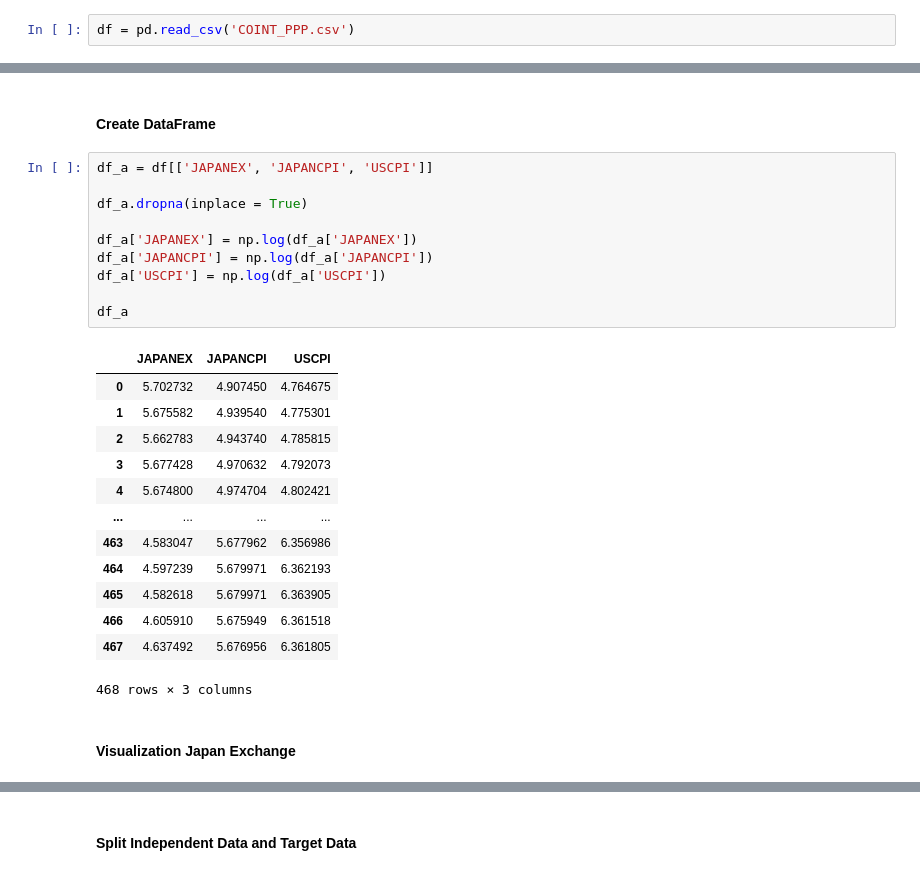
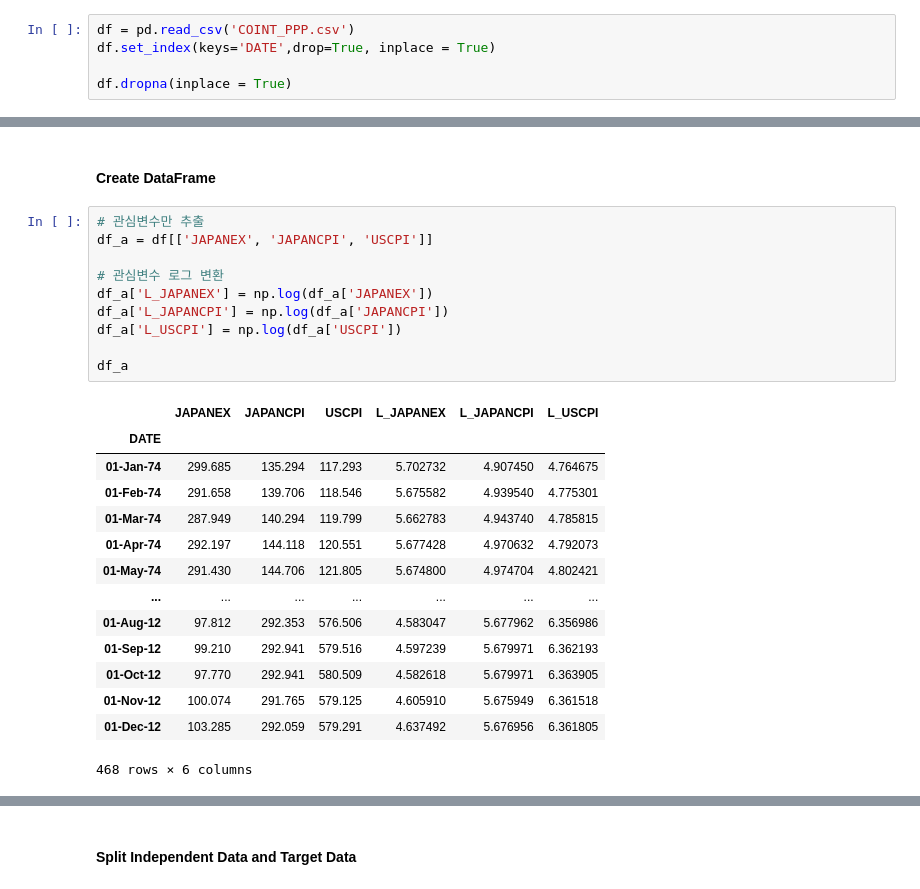
Before and after one commit to ssongssong00/Finance_Time_series, a Jupyter notebook: Problem set 4_201921527.ipynb, the cells around one changed output, grey strips where cells are left out. Drawn from its saved outputs; the diff is of its cells as text.

```diff
--- a/Problem set 4_201921527.ipynb
+++ b/Problem set 4_201921527.ipynb
@@ -23,2 +35,5 @@ warnings.filterwarnings('ignore')
 # %%
 df = pd.read_csv('COINT_PPP.csv')
+df.set_index(keys='DATE',drop=True, inplace = True)
+
+df.dropna(inplace = True)
@@ -51,28 +149,27 @@ df
 # %% [markdown]
 #### Create DataFrame
 # %%
+# 관심변수만 추출
 df_a = df[['JAPANEX', 'JAPANCPI', 'USCPI']]
 
-df_a.dropna(inplace = True)
-
-df_a['JAPANEX'] = np.log(df_a['JAPANEX'])
-df_a['JAPANCPI'] = np.log(df_a['JAPANCPI'])
-df_a['USCPI'] = np.log(df_a['USCPI'])
+# 관심변수 로그 변환
+df_a['L_JAPANEX'] = np.log(df_a['JAPANEX'])
+df_a['L_JAPANCPI'] = np.log(df_a['JAPANCPI'])
+df_a['L_USCPI'] = np.log(df_a['USCPI'])
 
 df_a
 # %% [output]
-|  | JAPANEX | JAPANCPI | USCPI |
-| 0 | 5.702732 | 4.907450 | 4.764675 |
-| 1 | 5.675582 | 4.939540 | 4.775301 |
-| 2 | 5.662783 | 4.943740 | 4.785815 |
-| 3 | 5.677428 | 4.970632 | 4.792073 |
-| 4 | 5.674800 | 4.974704 | 4.802421 |
-| ... | ... | ... | ... |
-| 463 | 4.583047 | 5.677962 | 6.356986 |
-| 464 | 4.597239 | 5.679971 | 6.362193 |
-| 465 | 4.582618 | 5.679971 | 6.363905 |
-| 466 | 4.605910 | 5.675949 | 6.361518 |
-| 467 | 4.637492 | 5.676956 | 6.361805 |
+|  | JAPANEX | JAPANCPI | USCPI | L_JAPANEX | L_JAPANCPI | L_USCPI |
+| DATE |  |  |  |  |  |  |
+| 01-Jan-74 | 299.685 | 135.294 | 117.293 | 5.702732 | 4.907450 | 4.764675 |
+| 01-Feb-74 | 291.658 | 139.706 | 118.546 | 5.675582 | 4.939540 | 4.775301 |
+| 01-Mar-74 | 287.949 | 140.294 | 119.799 | 5.662783 | 4.943740 | 4.785815 |
+| 01-Apr-74 | 292.197 | 144.118 | 120.551 | 5.677428 | 4.970632 | 4.792073 |
+| 01-May-74 | 291.430 | 144.706 | 121.805 | 5.674800 | 4.974704 | 4.802421 |
+| ... | ... | ... | ... | ... | ... | ... |
+| 01-Aug-12 | 97.812 | 292.353 | 576.506 | 4.583047 | 5.677962 | 6.356986 |
+| 01-Sep-12 | 99.210 | 292.941 | 579.516 | 4.597239 | 5.679971 | 6.362193 |
+| 01-Oct-12 | 97.770 | 292.941 | 580.509 | 4.582618 | 5.679971 | 6.363905 |
+| 01-Nov-12 | 100.074 | 291.765 | 579.125 | 4.605910 | 5.675949 | 6.361518 |
+| 01-Dec-12 | 103.285 | 292.059 | 579.291 | 4.637492 | 5.676956 | 6.361805 |
-468 rows × 3 columns
+468 rows × 6 columns
-# %% [markdown]
-#### Visualization Japan Exchange
```
Also changed, not shown: parts of 153 cells of this notebook, 8 other files.
